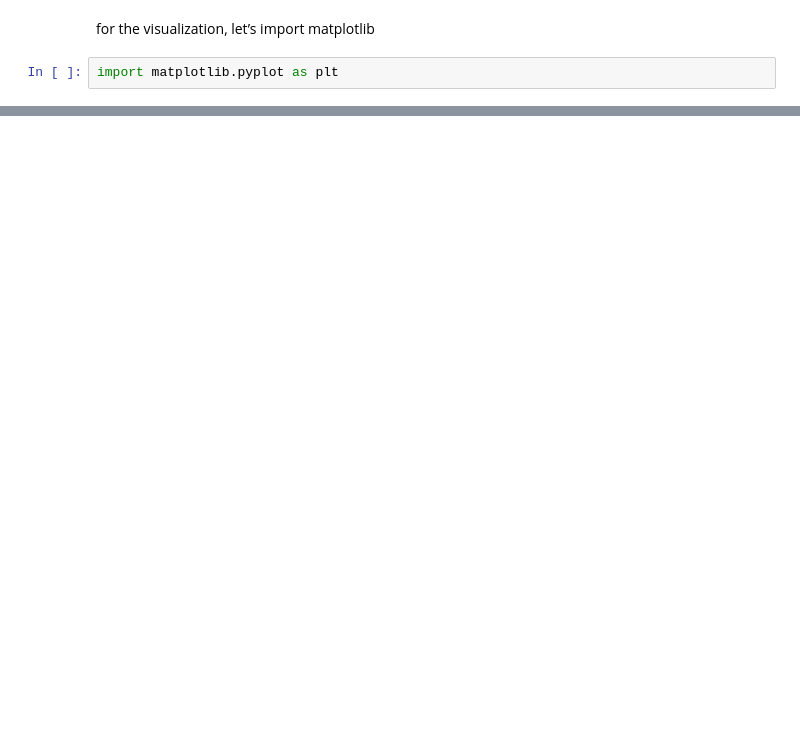
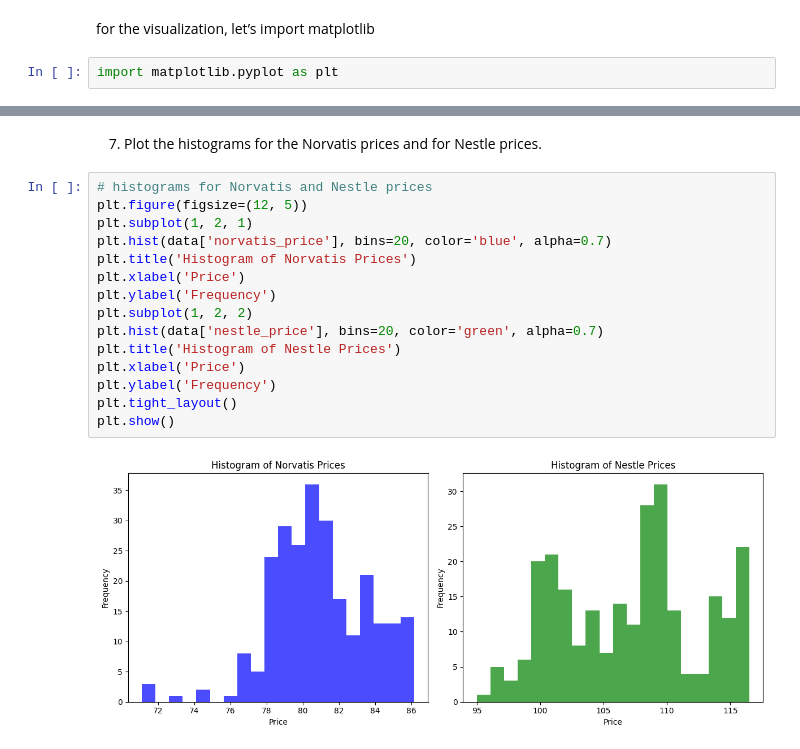
Before and after one commit to fuzoh/2025_AnSeqDa, a Jupyter notebook: Labo1_Questions-2025.ipynb, the cells around one changed output, grey strips where cells are left out. Drawn from its saved outputs; the diff is of its cells as text; blank space fills up the shorter version.

```diff
--- a/Labo1_Questions-2025.ipynb
+++ b/Labo1_Questions-2025.ipynb
@@ -34,0 +86,19 @@ import matplotlib.pyplot as plt
+# %% [markdown]
+7. Plot the histograms for the Norvatis prices and for Nestle prices.
+# %%
+# histograms for Norvatis and Nestle prices
+plt.figure(figsize=(12, 5))
+plt.subplot(1, 2, 1)
+plt.hist(data['norvatis_price'], bins=20, color='blue', alpha=0.7)
+plt.title('Histogram of Norvatis Prices')
+plt.xlabel('Price')
+plt.ylabel('Frequency')
+plt.subplot(1, 2, 2)
+plt.hist(data['nestle_price'], bins=20, color='green', alpha=0.7)
+plt.title('Histogram of Nestle Prices')
+plt.xlabel('Price')
+plt.ylabel('Frequency')
+plt.tight_layout()
+plt.show()
+# %% [output]
+[figure, added]
```
Also changed, not shown: parts of 12 cells of this notebook, 2 other files.
